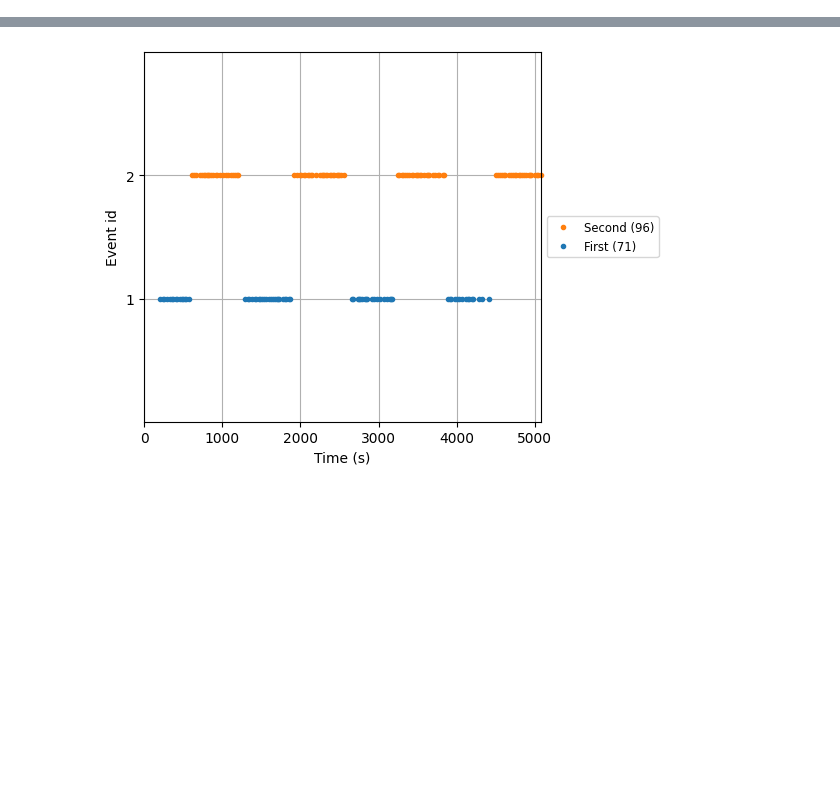
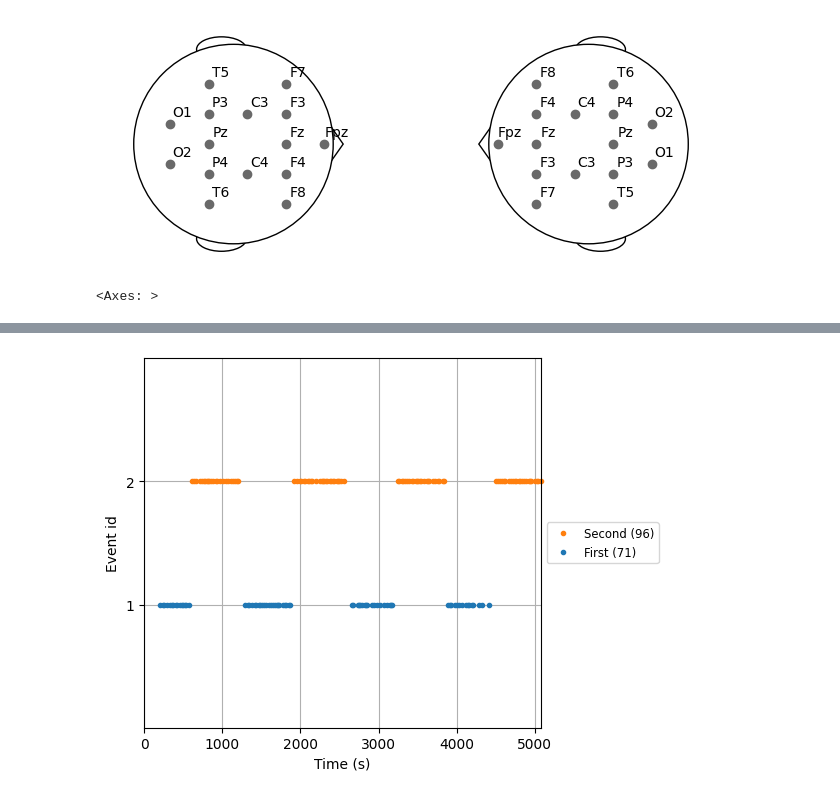
Before and after one commit to Straightgit/hyperscanning, a Jupyter notebook: Hyperscanning.ipynb, the cells around one changed output, grey strips where cells are left out. Drawn from its saved outputs; the diff is of its cells as text; code cells hidden in the pictures; blank space fills up the shorter version.

```diff
--- a/Hyperscanning.ipynb
+++ b/Hyperscanning.ipynb
@@ -102,2 +53,0 @@ event_id = {'First': 1, 'Second': 2}
-# %%
-events_mne = metki_15_16.to_numpy()
@@ -103,0 +1028,17 @@ events_mne = metki_15_16.to_numpy()
+# %%
+p_values_welch = np.zeros((15, 15))
+p_values_kruskal = np.zeros((15, 15))
+p_values_welch_time = np.zeros((15, 15))
+p_values_kruskal_time = np.zeros((15, 15))
+p_values_wilcoxon = np.zeros((15, 15))
+p_values_wilcoxon_time = np.zeros((15, 15))
+p_values_mannwhitneyu = np.zeros((15, 15))
+p_values_mannwhitneyu_time = np.zeros((15, 15))
+p_values_welch_2 = np.zeros((15, 15))
+p_values_kruskal_2 = np.zeros((15, 15))
+p_values_welch_time_2 = np.zeros((15, 15))
+p_values_kruskal_time_2 = np.zeros((15, 15))
+p_values_wilcoxon_2 = np.zeros((15, 15))
+p_values_wilcoxon_time_2 = np.zeros((15, 15))
+p_values_mannwhitneyu_2 = np.zeros((15, 15))
+p_values_mannwhitneyu_time_2 = np.zeros((15, 15))
@@ -103,0 +1048,22 @@ events_mne = metki_15_16.to_numpy()
+# %%
+# t_test permutation by epochs
+for i in range(15):
+    for j in range(15):
+        #### alpha_1
+        p_values_welch[i,j] = stats.ttest_ind(perm_alpha_1[:,i,j],alpha_without_perm_1[:,i,j],equal_var=False)[1]
+        p_values_kruskal[i,j] = stats.kruskal(perm_alpha_1[:,i,j],alpha_without_perm_1[:,i,j])[1]
+        p_values_wilcoxon[i,j] = stats.wilcoxon(perm_alpha_1[:,i,j],alpha_without_perm_1[:,i,j])[1]
+        p_values_mannwhitneyu[i,j] = stats.mannwhitneyu(perm_alpha_1[:,i,j],alpha_without_perm_1[:,i,j])[1]
+        p_values_welch_time[i,j] = stats.ttest_ind(alpha_perm_1_time[:,i,j],alpha_without_perm_1[:,i,j],equal_var=False)[1]
+        p_values_kruskal_time[i,j] = stats.kruskal(alpha_perm_1_time[:,i,j],alpha_without_perm_1[:,i,j])[1]
+        p_values_wilcoxon_time[i,j] = stats.wilcoxon(alpha_perm_1_time[:,i,j],alpha_without_perm_1[:,i,j])[1]
+        p_values_mannwhitneyu_time[i,j] = stats.mannwhitneyu(alpha_perm_1_time[:,i,j],alpha_without_perm_1[:,i,j])[1]
+        #### alpha_2
+        p_values_welch_2[i,j] = stats.ttest_ind(perm_alpha_2[:,i,j],alpha_without_perm_2[:,i,j],equal_var=False)[1]
+        p_values_kruskal_2[i,j] = stats.kruskal(perm_alpha_2[:,i,j],alpha_without_perm_2[:,i,j])[1]
+        p_values_wilcoxon_2[i,j] = stats.wilcoxon(perm_alpha_2[:,i,j],alpha_without_perm_2[:,i,j])[1]
+        p_values_mannwhitneyu_2[i,j] = stats.mannwhitneyu(perm_alpha_2[:,i,j],alpha_without_perm_2[:,i,j])[1]
+        p_values_welch_time_2[i,j] = stats.ttest_ind(alpha_perm_2_time[:,i,j],alpha_without_perm_2[:,i,j],equal_var=False)[1]
+        p_values_kruskal_time_2[i,j] = stats.kruskal(alpha_perm_2_time[:,i,j],alpha_without_perm_2[:,i,j])[1]
+        p_values_wilcoxon_time_2[i,j] = stats.wilcoxon(alpha_perm_2_time[:,i,j],alpha_without_perm_2[:,i,j])[1]
+        p_values_mannwhitneyu_time_2[i,j] = stats.mannwhitneyu(alpha_perm_2_time[:,i,j],alpha_without_perm_2[:,i,j])[1]
@@ -103,0 +1456,5 @@ events_mne = metki_15_16.to_numpy()
+# %%
+viz.viz_2D_topomap_inter(epoch_1, epoch_2, p_values_kruskal_time, threshold=1, steps=30, lab=True)
+# %% [output]
+[figure, added]
+<Axes: >
```
Also changed, not shown: parts of 79 cells of this notebook.
